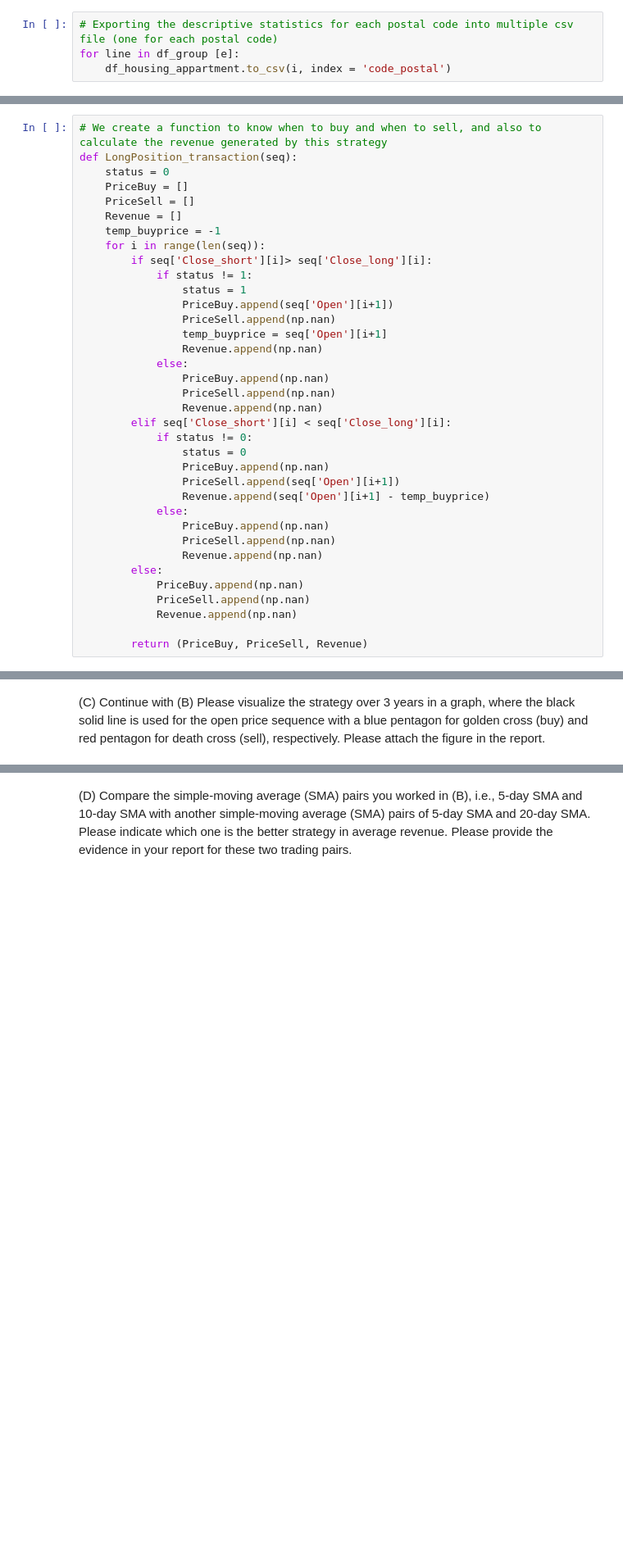
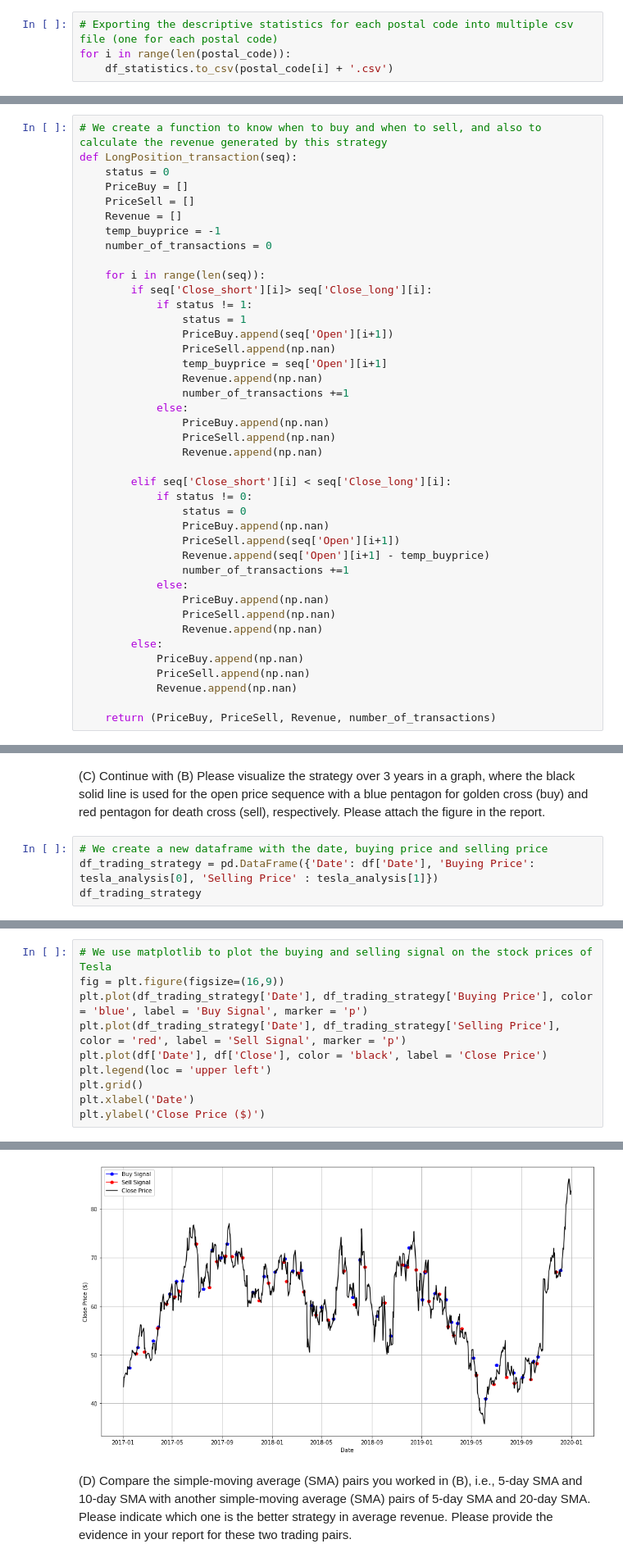
Before and after one commit to Genepyi/Genepyi-Python-Project, a Jupyter notebook: Team Project task - Timothé Durand.ipynb, the cells around one changed output, grey strips where cells are left out. Shown: that part at 82% size. Saved outputs shown, nothing was run; the diff lists cells and outputs as text; blank space fills up the shorter version.

```diff
--- a/Team Project task - Timothé Durand.ipynb
+++ b/Team Project task - Timothé Durand.ipynb
@@ -76,4 +76,4 @@ df_group.describe()
 # %%
 # Exporting the descriptive statistics for each postal code into multiple csv file (one for each postal code)
-for line in df_group [e]:
-    df_housing_appartment.to_csv(i, index = 'code_postal')
+for i in range(len(postal_code)):
+    df_statistics.to_csv(postal_code[i] + '.csv')
@@ -138,6 +131,8 @@ def LongPosition_transaction(seq):
     PriceSell = []
     Revenue = []
     temp_buyprice = -1
+    number_of_transactions = 0
+
     for i in range(len(seq)):
         if seq['Close_short'][i]> seq['Close_long'][i]:
             if status != 1:
@@ -146,16 +141,19 @@ def LongPosition_transaction(seq):
                 PriceSell.append(np.nan)
                 temp_buyprice = seq['Open'][i+1]
                 Revenue.append(np.nan)
+                number_of_transactions +=1
             else:
                 PriceBuy.append(np.nan)
                 PriceSell.append(np.nan)
                 Revenue.append(np.nan)
+
         elif seq['Close_short'][i] < seq['Close_long'][i]:
             if status != 0:
                 status = 0
                 PriceBuy.append(np.nan)
                 PriceSell.append(seq['Open'][i+1])
                 Revenue.append(seq['Open'][i+1] - temp_buyprice)
+                number_of_transactions +=1
             else:
                 PriceBuy.append(np.nan)
                 PriceSell.append(np.nan)
@@ -165,6 +163,6 @@ def LongPosition_transaction(seq):
             PriceSell.append(np.nan)
             Revenue.append(np.nan)
 
-        return (PriceBuy, PriceSell, Revenue)
+    return (PriceBuy, PriceSell, Revenue, number_of_transactions)
 # %%
 # We try to use the function for the Tesla shares
@@ -172,2 +182,6 @@ LongPosition_transaction(df['Close'])
 # %% [markdown]
 (C) Continue with (B) Please visualize the strategy over 3 years in a graph, where the black solid line is used for the open price sequence with a blue pentagon for golden cross (buy) and red pentagon for death cross (sell), respectively. Please attach the figure in the report.
+# %%
+# We create a new dataframe with the date, buying price and selling price
+df_trading_strategy = pd.DataFrame({'Date': df['Date'], 'Buying Price': tesla_analysis[0], 'Selling Price' : tesla_analysis[1]})
+df_trading_strategy
@@ -173,0 +202,11 @@ LongPosition_transaction(df['Close'])
+# %%
+# We use matplotlib to plot the buying and selling signal on the stock prices of Tesla
+fig = plt.figure(figsize=(16,9))
+plt.plot(df_trading_strategy['Date'], df_trading_strategy['Buying Price'], color = 'blue', label = 'Buy Signal', marker = 'p')
+plt.plot(df_trading_strategy['Date'], df_trading_strategy['Selling Price'], color = 'red', label = 'Sell Signal', marker = 'p')
+plt.plot(df['Date'], df['Close'], color = 'black', label = 'Close Price')
+plt.legend(loc = 'upper left')
+plt.grid()
+plt.xlabel('Date')
+plt.ylabel('Close Price ($)')
+# %% [output]
@@ -174,2 +214,3 @@ LongPosition_transaction(df['Close'])
+[figure, added]
 # %% [markdown]
 (D) Compare the simple-moving average (SMA) pairs you worked in (B), i.e., 5-day SMA and 10-day SMA with another simple-moving average (SMA) pairs of 5-day SMA and 20-day SMA. Please indicate which one is the better strategy in average revenue. Please provide the evidence in your report for these two trading pairs.
```
Also changed, not shown: parts of 31 cells of this notebook.
